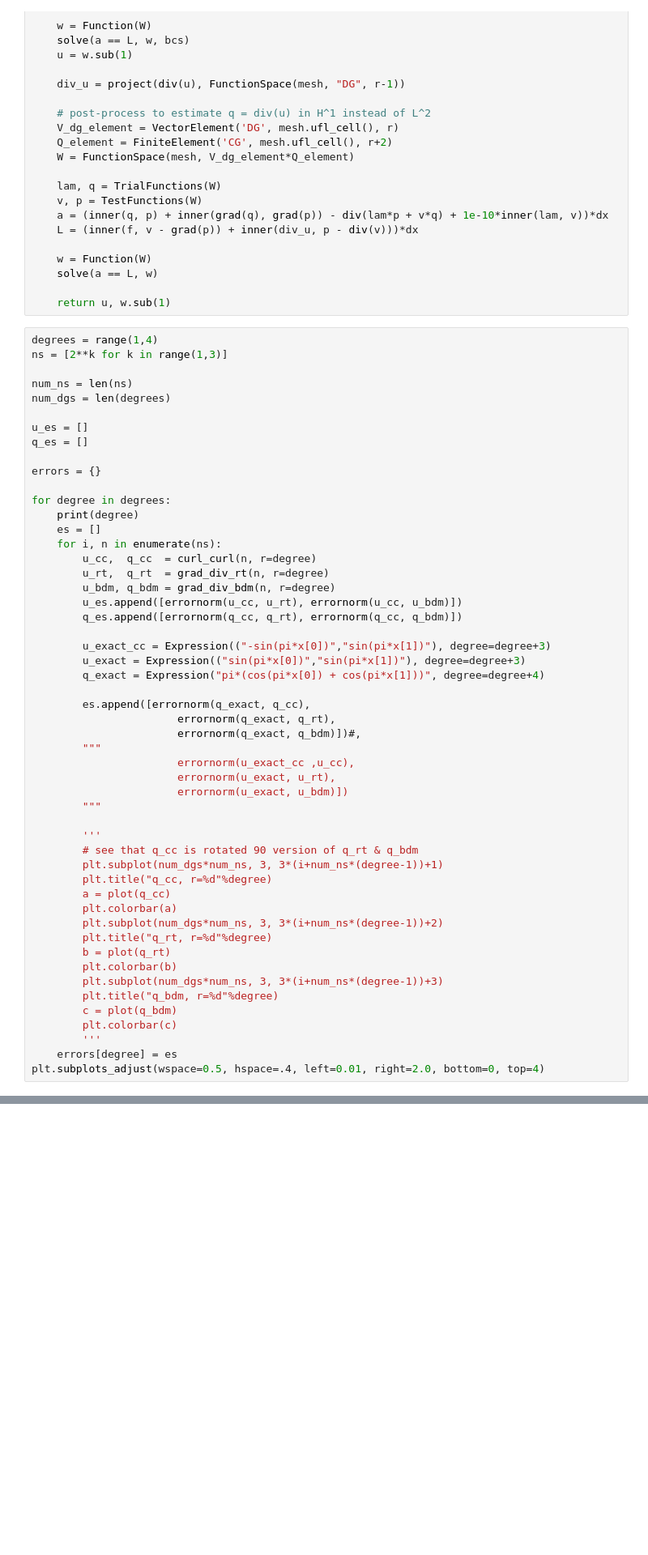
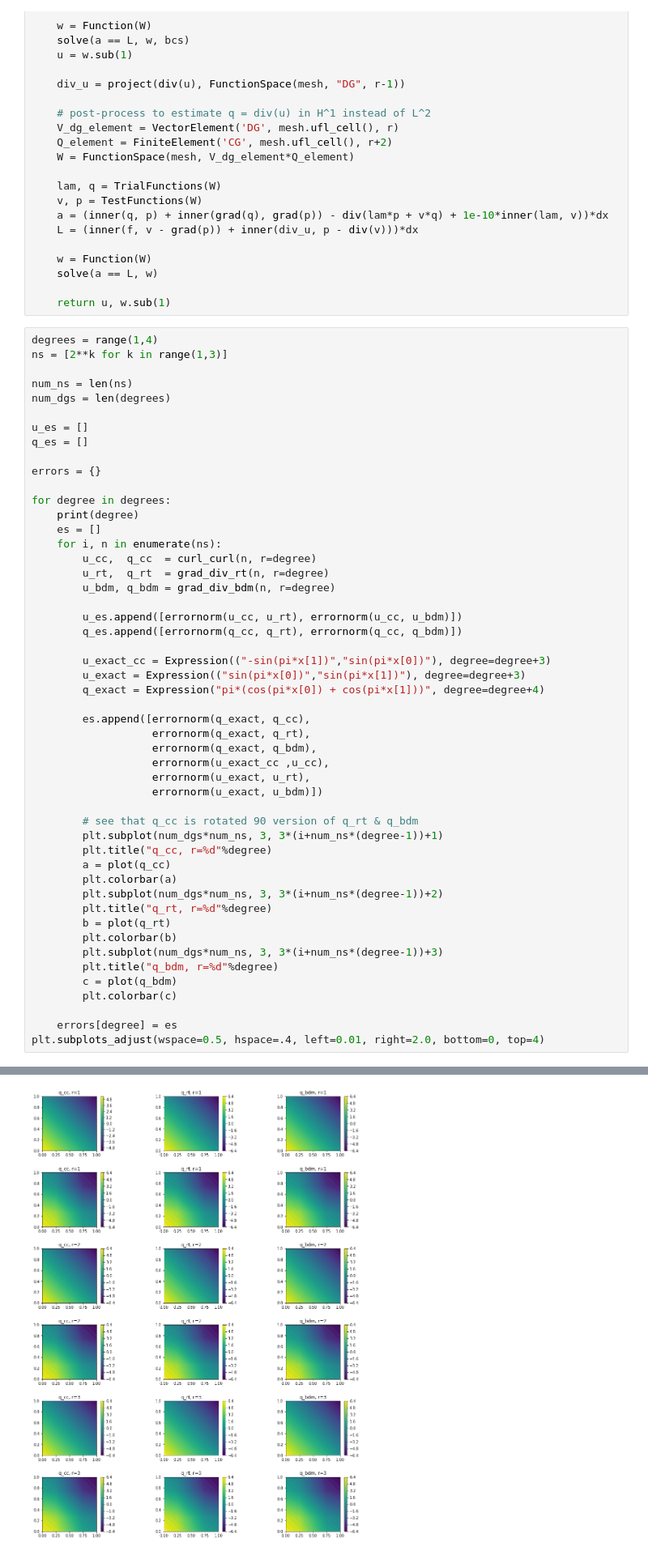
Before and after one commit to marybarker/postprocessing, a Jupyter notebook: curl_curl/compare_curl_curl_to_grad_div.ipynb, the cells around one changed output, grey strips where cells are left out. Shown at 81% size. Drawn from its saved outputs; the diff is of its cells as text; blank space fills up the shorter version.

```diff
--- a/curl_curl/compare_curl_curl_to_grad_div.ipynb
+++ b/curl_curl/compare_curl_curl_to_grad_div.ipynb
@@ -135,23 +135,21 @@ for degree in degrees:
         u_cc,  q_cc  = curl_curl(n, r=degree)
         u_rt,  q_rt  = grad_div_rt(n, r=degree)
         u_bdm, q_bdm = grad_div_bdm(n, r=degree)
+
         u_es.append([errornorm(u_cc, u_rt), errornorm(u_cc, u_bdm)])
         q_es.append([errornorm(q_cc, q_rt), errornorm(q_cc, q_bdm)])
 
-        u_exact_cc = Expression(("-sin(pi*x[0])","sin(pi*x[1])"), degree=degree+3)
+        u_exact_cc = Expression(("-sin(pi*x[1])","sin(pi*x[0])"), degree=degree+3)
         u_exact = Expression(("sin(pi*x[0])","sin(pi*x[1])"), degree=degree+3)
         q_exact = Expression("pi*(cos(pi*x[0]) + cos(pi*x[1]))", degree=degree+4)
 
         es.append([errornorm(q_exact, q_cc),
-                       errornorm(q_exact, q_rt),
-                       errornorm(q_exact, q_bdm)])#,
-        """
-                       errornorm(u_exact_cc ,u_cc),
-                       errornorm(u_exact, u_rt),
-                       errornorm(u_exact, u_bdm)])
-        """
+                   errornorm(q_exact, q_rt),
+                   errornorm(q_exact, q_bdm),
+                   errornorm(u_exact_cc ,u_cc),
+                   errornorm(u_exact, u_rt),
+                   errornorm(u_exact, u_bdm)])
 
-        '''
         # see that q_cc is rotated 90 version of q_rt & q_bdm
         plt.subplot(num_dgs*num_ns, 3, 3*(i+num_ns*(degree-1))+1)
         plt.title("q_cc, r=%d"%degree)
@@ -165,6 +163,7 @@ for degree in degrees:
         plt.title("q_bdm, r=%d"%degree)
         c = plot(q_bdm)
         plt.colorbar(c)
-        '''
+
     errors[degree] = es
 plt.subplots_adjust(wspace=0.5, hspace=.4, left=0.01, right=2.0, bottom=0, top=4)
+# %% [output]
@@ -171,2 +173,3 @@ plt.subplots_adjust(wspace=0.5, hspace=.4, left=0.01, right=2.0, bottom=0, top=4
+[figure, added]
 # %%
 q_es
```
Also changed, not shown: parts of 4 cells of this notebook.
